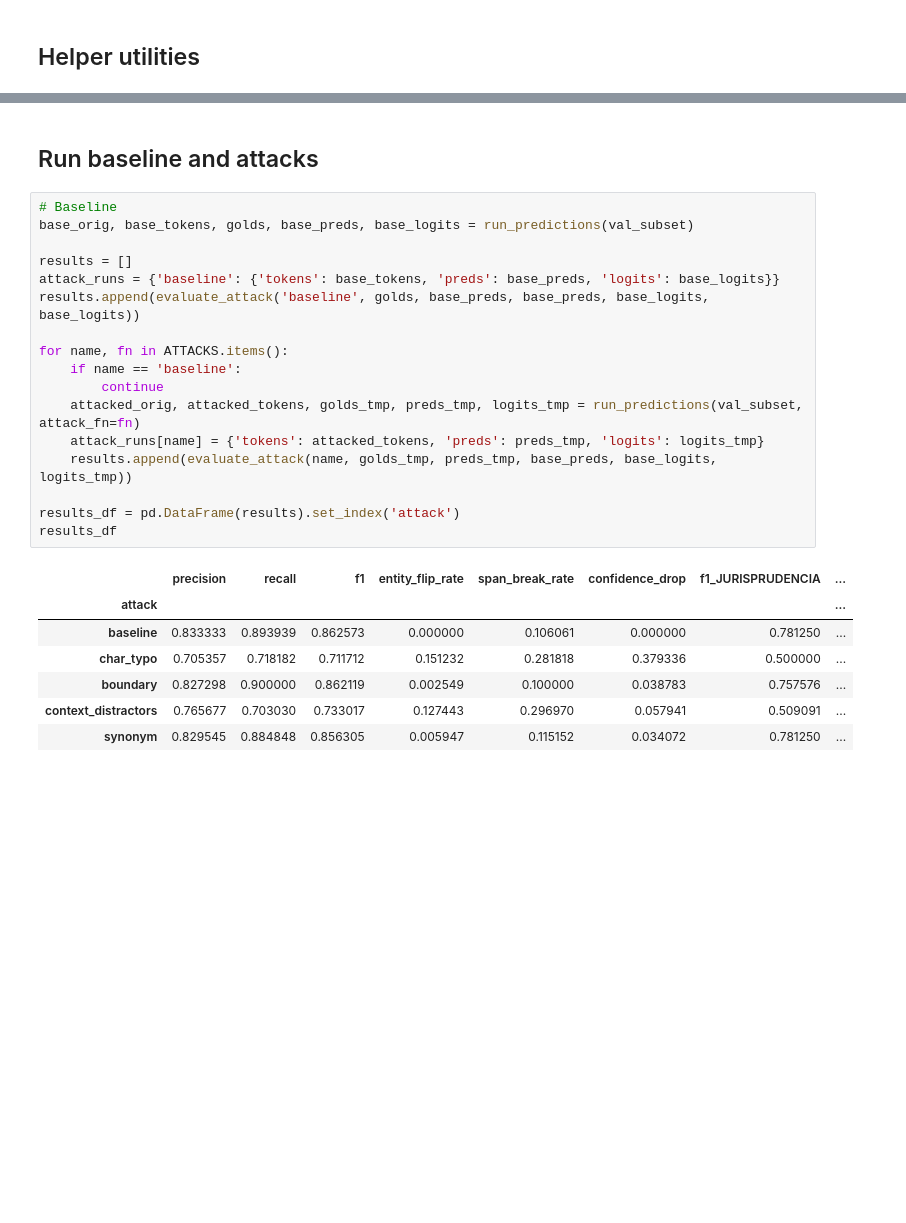
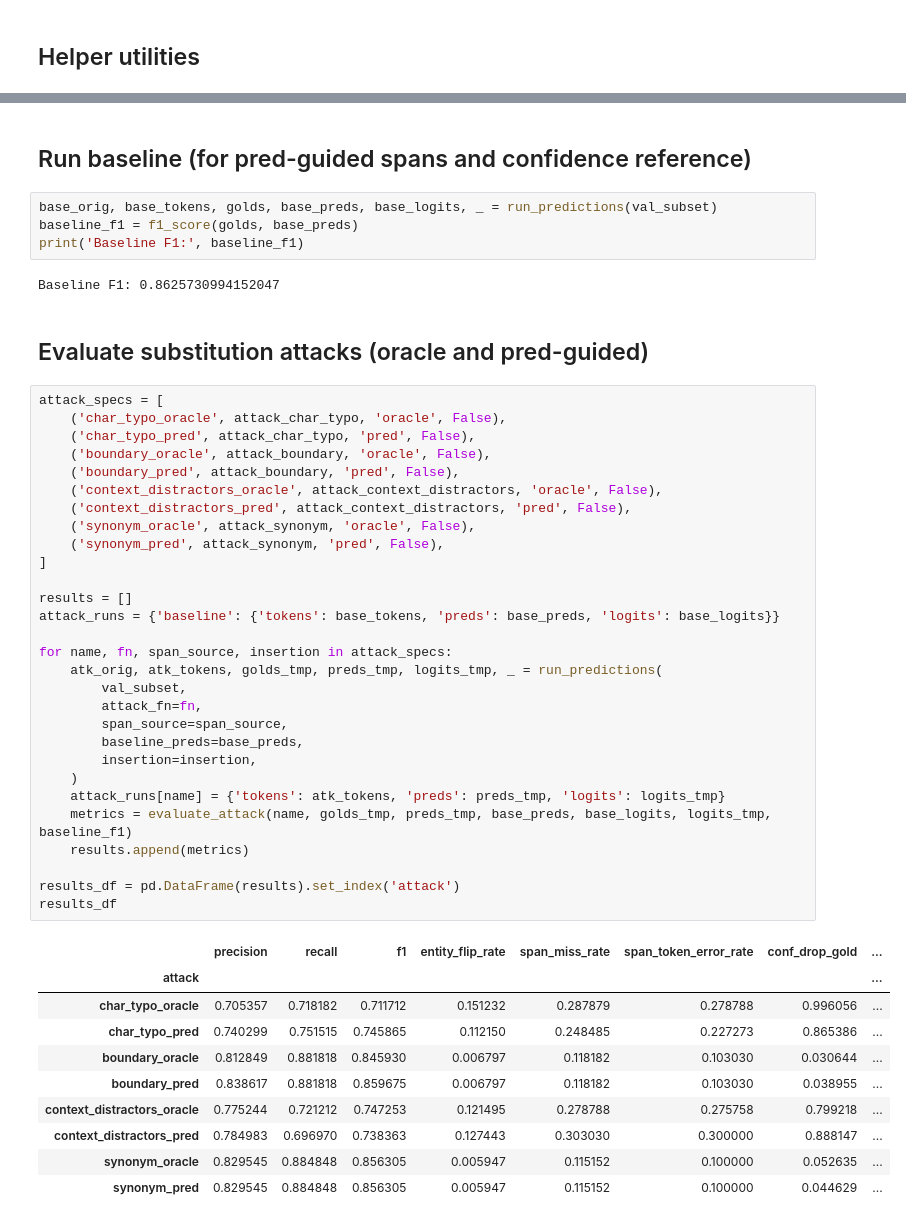
Before and after one commit to DiogoNogueiraLima/ner_smalllm_project, a Jupyter notebook: notebooks/04_adversarial_attacks.ipynb, the cells around one changed output, grey strips where cells are left out. Cells and saved outputs as stored; diff of their text form; blank space fills up the shorter version.

```diff
--- a/notebooks/04_adversarial_attacks.ipynb
+++ b/notebooks/04_adversarial_attacks.ipynb
@@ -370,29 +658,52 @@ def evaluate_attack(name: str, golds, preds, base_preds, base_logits=None, attac
     metrics.update(compute_per_type_f1(golds, preds))
     return metrics
 # %% [markdown]
-## Run baseline and attacks
+## Run baseline (for pred-guided spans and confidence reference)
+# %%
+base_orig, base_tokens, golds, base_preds, base_logits, _ = run_predictions(val_subset)
+baseline_f1 = f1_score(golds, base_preds)
+print('Baseline F1:', baseline_f1)
+# %% [output]
+Baseline F1: 0.8625730994152047
+# %% [markdown]
+## Evaluate substitution attacks (oracle and pred-guided)
 # %%
-# Baseline
-base_orig, base_tokens, golds, base_preds, base_logits = run_predictions(val_subset)
+attack_specs = [
+    ('char_typo_oracle', attack_char_typo, 'oracle', False),
+    ('char_typo_pred', attack_char_typo, 'pred', False),
+    ('boundary_oracle', attack_boundary, 'oracle', False),
+    ('boundary_pred', attack_boundary, 'pred', False),
+    ('context_distractors_oracle', attack_context_distractors, 'oracle', False),
+    ('context_distractors_pred', attack_context_distractors, 'pred', False),
+    ('synonym_oracle', attack_synonym, 'oracle', False),
+    ('synonym_pred', attack_synonym, 'pred', False),
+]
 
 results = []
 attack_runs = {'baseline': {'tokens': base_tokens, 'preds': base_preds, 'logits': base_logits}}
-results.append(evaluate_attack('baseline', golds, base_preds, base_preds, base_logits, base_logits))
 
-for name, fn in ATTACKS.items():
-    if name == 'baseline':
-        continue
-    attacked_orig, attacked_tokens, golds_tmp, preds_tmp, logits_tmp = run_predictions(val_subset, attack_fn=fn)
-    attack_runs[name] = {'tokens': attacked_tokens, 'preds': preds_tmp, 'logits': logits_tmp}
-    results.append(evaluate_attack(name, golds_tmp, preds_tmp, base_preds, base_logits, logits_tmp))
+for name, fn, span_source, insertion in attack_specs:
+    atk_orig, atk_tokens, golds_tmp, preds_tmp, logits_tmp, _ = run_predictions(
+        val_subset,
+        attack_fn=fn,
+        span_source=span_source,
+        baseline_preds=base_preds,
+        insertion=insertion,
+    )
+    attack_runs[name] = {'tokens': atk_tokens, 'preds': preds_tmp, 'logits': logits_tmp}
+    metrics = evaluate_attack(name, golds_tmp, preds_tmp, base_preds, base_logits, logits_tmp, baseline_f1)
+    results.append(metrics)
 
 results_df = pd.DataFrame(results).set_index('attack')
 results_df
 # %% [output]
-|  | precision | recall | f1 | entity_flip_rate | span_break_rate | confidence_drop | f1_JURISPRUDENCIA | ... |
+|  | precision | recall | f1 | entity_flip_rate | span_miss_rate | span_token_error_rate | conf_drop_gold | ... |
 | attack |  |  |  |  |  |  |  | ... |
-| baseline | 0.833333 | 0.893939 | 0.862573 | 0.000000 | 0.106061 | 0.000000 | 0.781250 | ... |
-| char_typo | 0.705357 | 0.718182 | 0.711712 | 0.151232 | 0.281818 | 0.379336 | 0.500000 | ... |
-| boundary | 0.827298 | 0.900000 | 0.862119 | 0.002549 | 0.100000 | 0.038783 | 0.757576 | ... |
-| context_distractors | 0.765677 | 0.703030 | 0.733017 | 0.127443 | 0.296970 | 0.057941 | 0.509091 | ... |
-| synonym | 0.829545 | 0.884848 | 0.856305 | 0.005947 | 0.115152 | 0.034072 | 0.781250 | ... |
+| char_typo_oracle | 0.705357 | 0.718182 | 0.711712 | 0.151232 | 0.287879 | 0.278788 | 0.996056 | ... |
+| char_typo_pred | 0.740299 | 0.751515 | 0.745865 | 0.112150 | 0.248485 | 0.227273 | 0.865386 | ... |
+| boundary_oracle | 0.812849 | 0.881818 | 0.845930 | 0.006797 | 0.118182 | 0.103030 | 0.030644 | ... |
+| boundary_pred | 0.838617 | 0.881818 | 0.859675 | 0.006797 | 0.118182 | 0.103030 | 0.038955 | ... |
+| context_distractors_oracle | 0.775244 | 0.721212 | 0.747253 | 0.121495 | 0.278788 | 0.275758 | 0.799218 | ... |
+| context_distractors_pred | 0.784983 | 0.696970 | 0.738363 | 0.127443 | 0.303030 | 0.300000 | 0.888147 | ... |
+| synonym_oracle | 0.829545 | 0.884848 | 0.856305 | 0.005947 | 0.115152 | 0.100000 | 0.052635 | ... |
+| synonym_pred | 0.829545 | 0.884848 | 0.856305 | 0.005947 | 0.115152 | 0.100000 | 0.044629 | ... |
```
Also changed, not shown: parts of 19 cells of this notebook.
